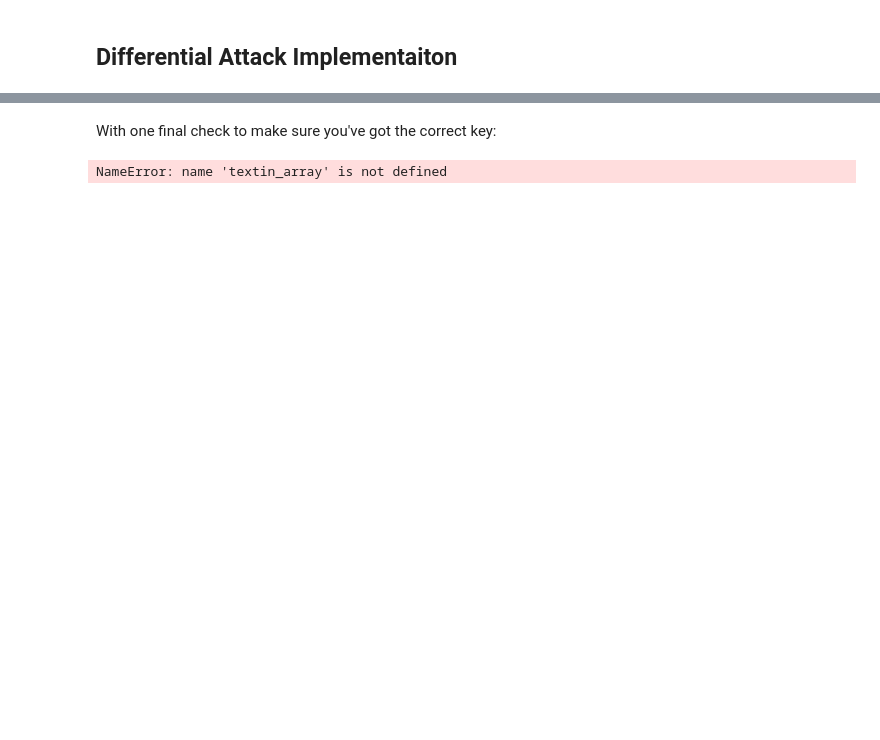
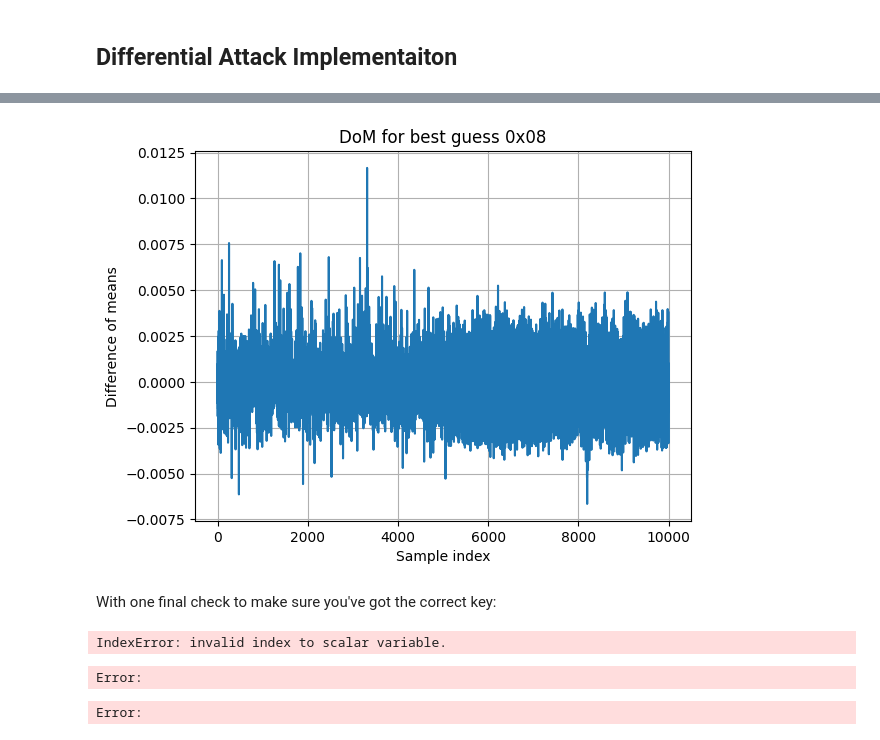
Before and after one commit to sirazenkov/chipwhisperer-jupyter, a Jupyter notebook: demos/Magma_DPA.ipynb, the cells around one changed output, grey strips where cells are left out. Saved outputs shown, nothing was run; the diff lists cells and outputs as text; code cells hidden in the pictures; blank space fills up the shorter version.

Commit message:
create: save traces in file, comments for attack line-by-line

```diff
--- a/demos/Magma_DPA.ipynb
+++ b/demos/Magma_DPA.ipynb
@@ -15,4 +14,4 @@ ModuleNotFoundError: No module named 'chipwhisperer'
 # %%
-scope.adc.samples = 50000 #options: 96000 for CW-PRO (CW1200), 24400 for CW-Lite, 131070 for CW-Husky
+scope.adc.samples = 10000 #options: 96000 for CW-PRO (CW1200), 24400 for CW-Lite, 131070 for CW-Husky
 # %%
 %%bash -s "$PLATFORM" "$CRYPTO_TARGET" "$SS_VER"
@@ -29,9 +55,9 @@ from os import urandom
 trace_array = []
 textin_array = []
 
-text = urandom(16)
+text = urandom(8)
 
-N = 350
+N = 300
 
 for i in trange(N, desc='Capturing traces'):
     scope.arm()
@@ -43,11 +69,11 @@ for i in trange(N, desc='Capturing traces'):
         print("Target timed out!")
         continue
 
-    response = target.simpleserial_read('r', 16)
+    response = target.simpleserial_read('r', 8)
 
     trace_array.append(scope.get_last_trace())
     textin_array.append(text)
 
-    text = urandom(16)
+    text = urandom(8)
 
 trace_array = np.array(trace_array)
@@ -130,3 +156,27 @@ HW = [bin(n).count("1") for n in range(0, 256)]
+# %%
+import matplotlib.pyplot as plt
+group1 = []
+group0 = []
+sbox_num = 0  # выбираем первый S-блок
+
+for i in range(len(textin_array)):
+    hyp_val = magma_sbox_layer(textin_array[i][0] ^ key_guess[0], sbox_num)
+    if ((hyp_val >> bitnum) & 1):
+        group1.append(trace_array[i])
+    else:
+        group0.append(trace_array[i])
+
+dom = np.mean(group1, axis=0) - np.mean(group0, axis=0)
+
+plt.figure()
+plt.plot(dom)
+plt.title(f"DoM for best guess 0x{key_guess[0]:02X}")
+plt.xlabel("Sample index")
+plt.ylabel("Difference of means")
+plt.grid()
+plt.show()
+# %% [output]
+[figure, added]
 # %% [markdown]
 With one final check to make sure you've got the correct key:
 # %%
@@ -136,42 +186,10 @@ key = [0x6c,0xec,0xc6,0x7f,0x28,0x7d,0x08,0x3d,
        0x86,0x9d,0x08,0x28,0x5d,0x2e,0x19,0x3b]
 
 for bnum in range(32):
-    assert bestguess[bnum] == key[bnum], \
-    "Byte {} failed, expected {:02X} got {:02X}".format(bnum, key[bnum], bestguess[bnum])
+    assert best_guess[bnum] == key[bnum], \
+    "Byte {} failed, expected {:02X} got {:02X}".format(bnum, key[bnum], best_guess[bnum])
 print("✔️ OK to continue!")
+# %% [output]
+IndexError: invalid index to scalar variable.
+Error:
+Error:
-# %%
-from tqdm.notebook import trange
-import numpy as np
-import matplotlib.pyplot as plt
-
-bitnum = 0  # Бит для анализа (0 = младший)
-diffs = []
-
-for guess in trange(256, desc="Key guess"):
-    group1, group0 = [], []
-
-    for i in range(len(textin_array)):
-        input_byte = textin_array[i][0]  # Атакуем первый байт
-        hyp = sbox[input_byte ^ guess]
-
-        if (hyp >> bitnum) & 1:
-            group1.append(trace_array[i])
-        else:
-            group0.append(trace_array[i])
-
-    group1 = np.array(group1)
-    group0 = np.array(group0)
-
-    if len(group1) == 0 or len(group0) == 0:
-        diffs.append(0)
-        continue
-
-    dom = np.mean(group1, axis=0) - np.mean(group0, axis=0)
-    peak = np.max(np.abs(dom))
-    diffs.append(peak)
-
-# Лучшая догадка
-best_guess = np.argmax(diffs)
-print(f"Best key byte guess: 0x{best_guess:02X}")
-# %% [output]
-NameError: name 'textin_array' is not defined
```
Also changed, not shown: parts of 14 cells of this notebook.
